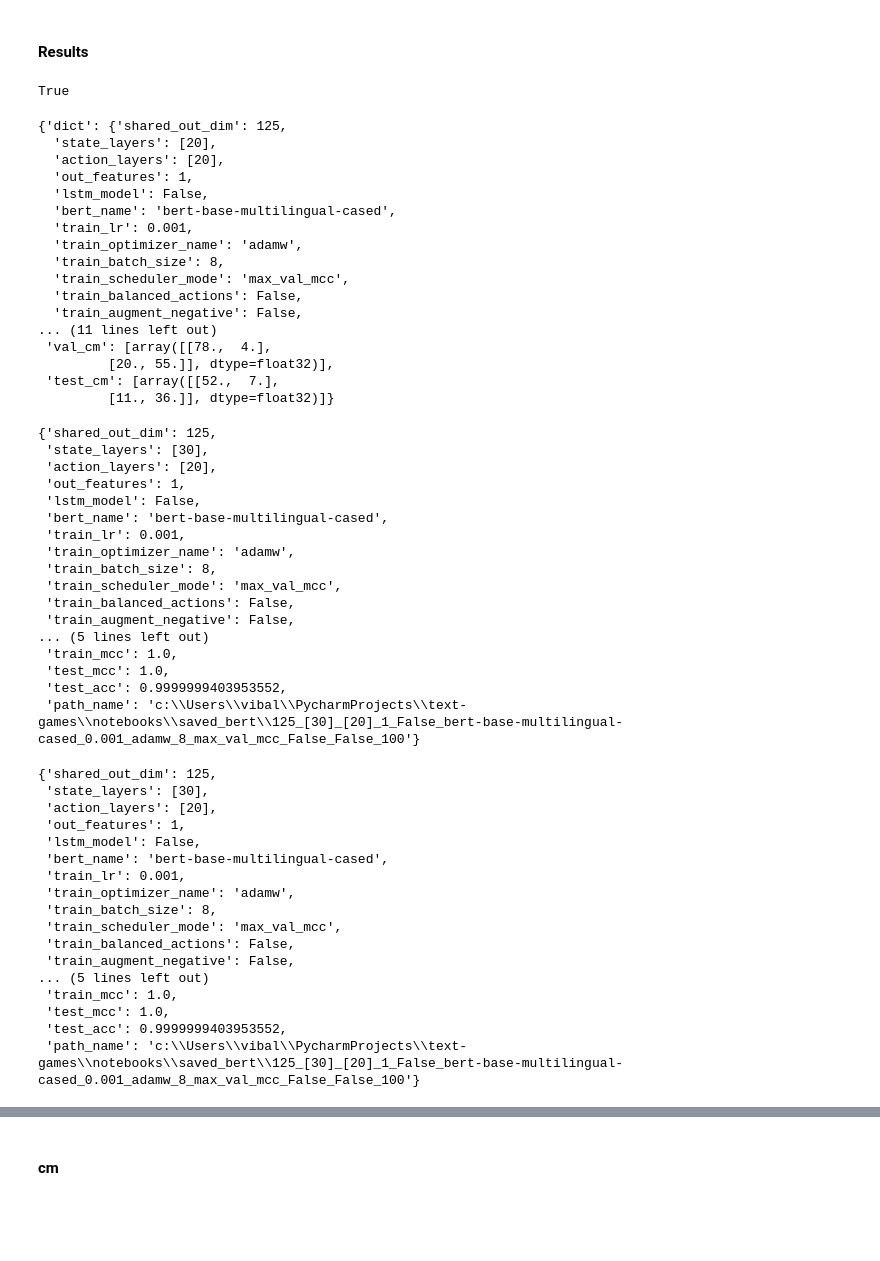
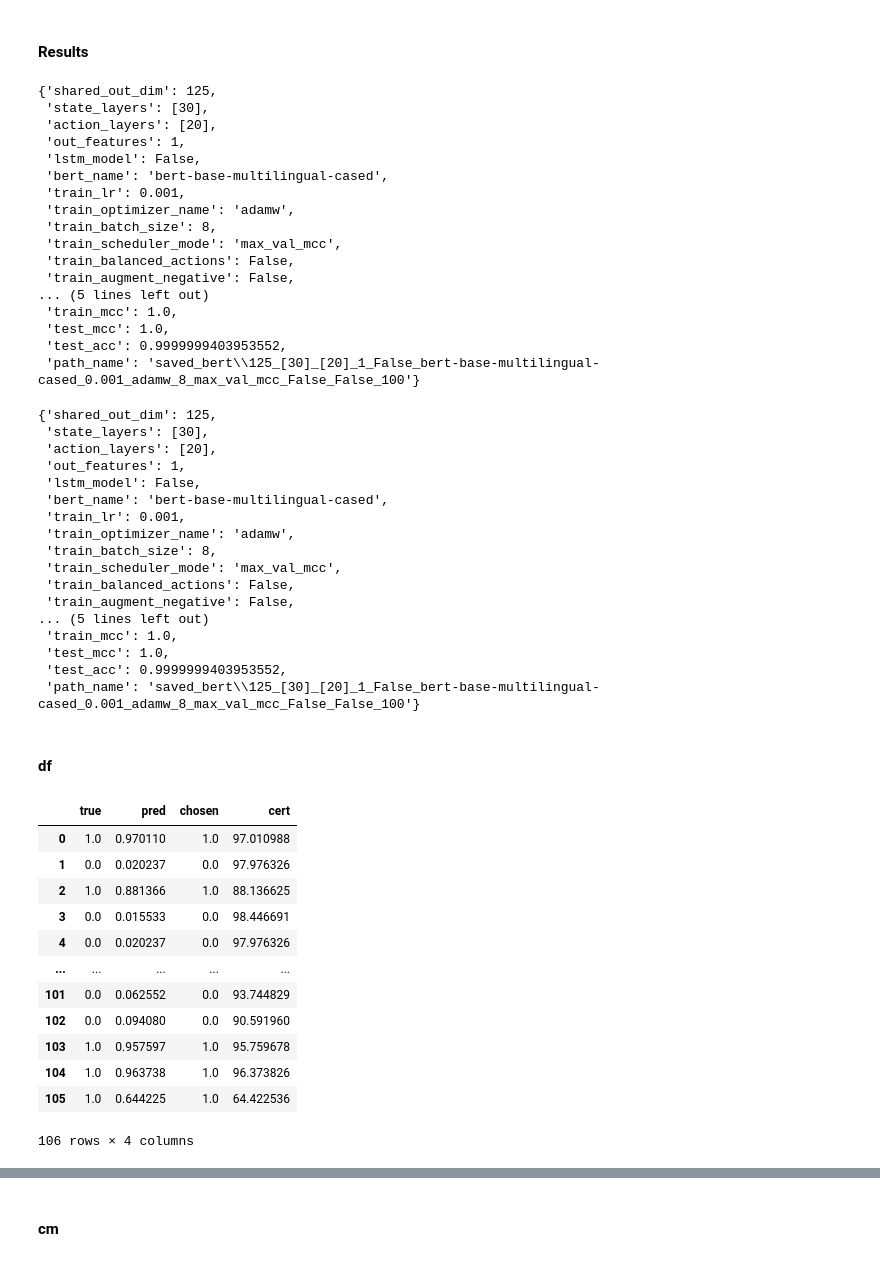
Before and after one commit to vibalcam/text-games, a Jupyter notebook: notebooks/models_training.ipynb, the cells around one changed output, grey strips where cells are left out. Drawn from its saved outputs; the diff is of its cells as text; code cells hidden in the pictures; blank space fills up the shorter version.

Commit message:
Minor changes and add test in balanced actions

```diff
--- a/notebooks/models_training.ipynb
+++ b/notebooks/models_training.ipynb
@@ -27,7 +27,7 @@ def pretty(ld, indent=0):
                 # file.write('\t' * (indent+2) + str(value) + '\n')
             file.write('},\n')
 # %%
-do_train = True
+do_train = False
 
 seed = 4444
 
@@ -84,7 +84,7 @@ if do_train:
 # %% [markdown]
 #### Results
 # %%
-res_test = test(
+res_bert = test(
     graph=graph,
     save_path=save_model,
     n_runs=1,
@@ -95,31 +95,8 @@ res_test = test(
     save=True,
 )
 
-toast.show_toast("Done")
+all = res_bert
-# %% [output]
-True
-# %%
-res_test[0]
-# %% [output]
-{'dict': {'shared_out_dim': 125,
-  'state_layers': [20],
-  'action_layers': [20],
-  'out_features': 1,
-  'lstm_model': False,
-  'bert_name': 'bert-base-multilingual-cased',
-  'train_lr': 0.001,
-  'train_optimizer_name': 'adamw',
-  'train_batch_size': 8,
-  'train_scheduler_mode': 'max_val_mcc',
-  'train_balanced_actions': False,
-  'train_augment_negative': False,
-... (11 lines left out)
- 'val_cm': [array([[78.,  4.],
-         [20., 55.]], dtype=float32)],
- 'test_cm': [array([[52.,  7.],
-         [11., 36.]], dtype=float32)]}
 # %%
-all = res_test
 # ascending order
 sort_idx = np.argsort([k['dict'][metric_filter_1] for k in all])[::-1]
 all[sort_idx[0]]['dict']
@@ -140,9 +117,8 @@ all[sort_idx[0]]['dict']
  'train_mcc': 1.0,
  'test_mcc': 1.0,
  'test_acc': 0.9999999403953552,
- 'path_name': 'c:\\Users\\vibal\\PycharmProjects\\text-games\\notebooks\\saved_bert\\125_[30]_[20]_1_False_bert-base-multilingual-cased_0.001_adamw_8_max_val_mcc_False_False_100'}
+ 'path_name': 'saved_bert\\125_[30]_[20]_1_False_bert-base-multilingual-cased_0.001_adamw_8_max_val_mcc_False_False_100'}
 # %%
-all = res_test
 # ascending order
 sort_idx = np.argsort([k['dict'][metric_filter_2] for k in all])[::-1]
 all[sort_idx[0]]['dict']
@@ -163,4 +139,23 @@ all[sort_idx[0]]['dict']
  'train_mcc': 1.0,
  'test_mcc': 1.0,
  'test_acc': 0.9999999403953552,
- 'path_name': 'c:\\Users\\vibal\\PycharmProjects\\text-games\\notebooks\\saved_bert\\125_[30]_[20]_1_False_bert-base-multilingual-cased_0.001_adamw_8_max_val_mcc_False_False_100'}
+ 'path_name': 'saved_bert\\125_[30]_[20]_1_False_bert-base-multilingual-cased_0.001_adamw_8_max_val_mcc_False_False_100'}
+# %% [markdown]
+#### df
+# %%
+df = all[sort_idx[0]]['test_values'][0]
+df
+# %% [output]
+|  | true | pred | chosen | cert |
+| 0 | 1.0 | 0.970110 | 1.0 | 97.010988 |
+| 1 | 0.0 | 0.020237 | 0.0 | 97.976326 |
+| 2 | 1.0 | 0.881366 | 1.0 | 88.136625 |
+| 3 | 0.0 | 0.015533 | 0.0 | 98.446691 |
+| 4 | 0.0 | 0.020237 | 0.0 | 97.976326 |
+| ... | ... | ... | ... | ... |
+| 101 | 0.0 | 0.062552 | 0.0 | 93.744829 |
+| 102 | 0.0 | 0.094080 | 0.0 | 90.591960 |
+| 103 | 1.0 | 0.957597 | 1.0 | 95.759678 |
+| 104 | 1.0 | 0.963738 | 1.0 | 96.373826 |
+| 105 | 1.0 | 0.644225 | 1.0 | 64.422536 |
+106 rows × 4 columns
```
Also changed, not shown: parts of 15 cells of this notebook, 6 other files.
